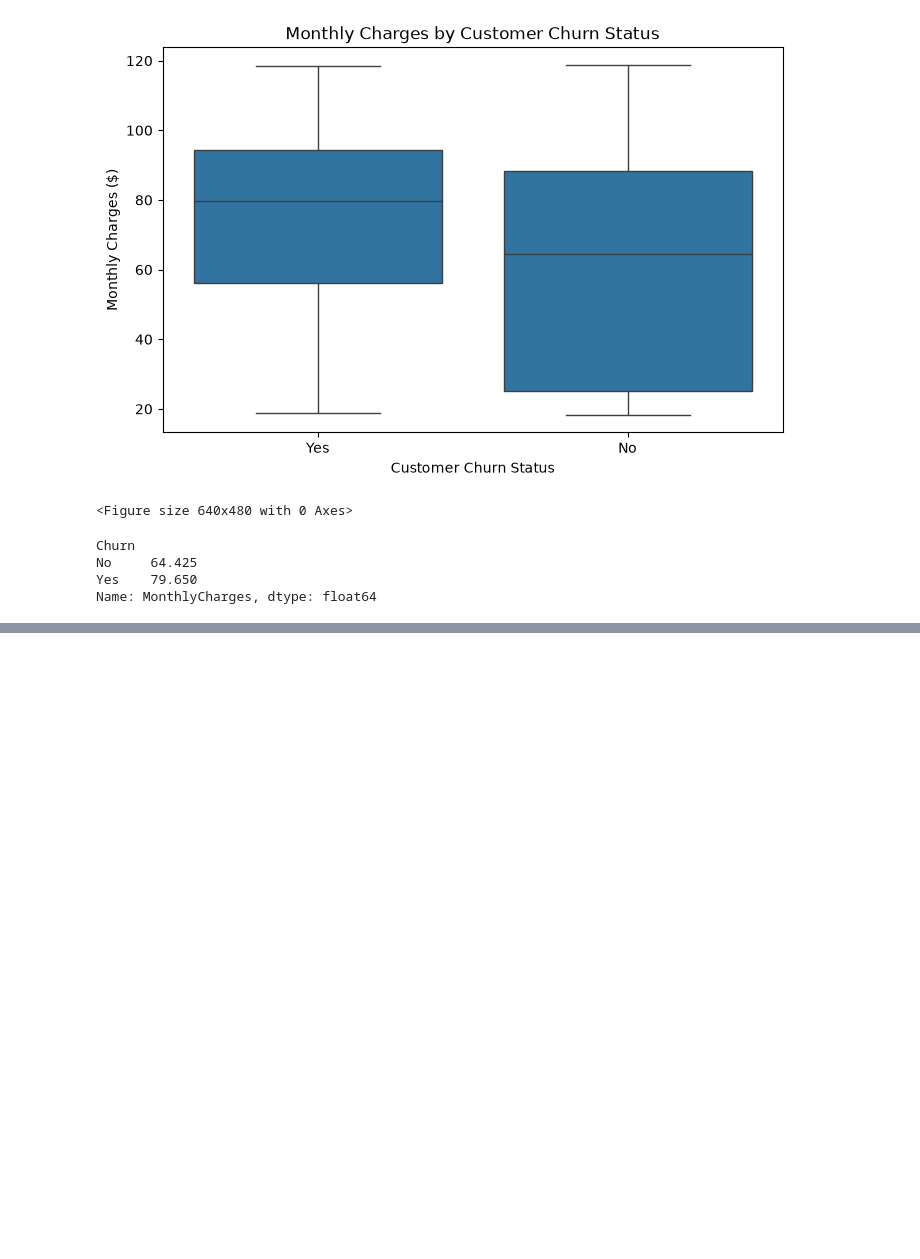
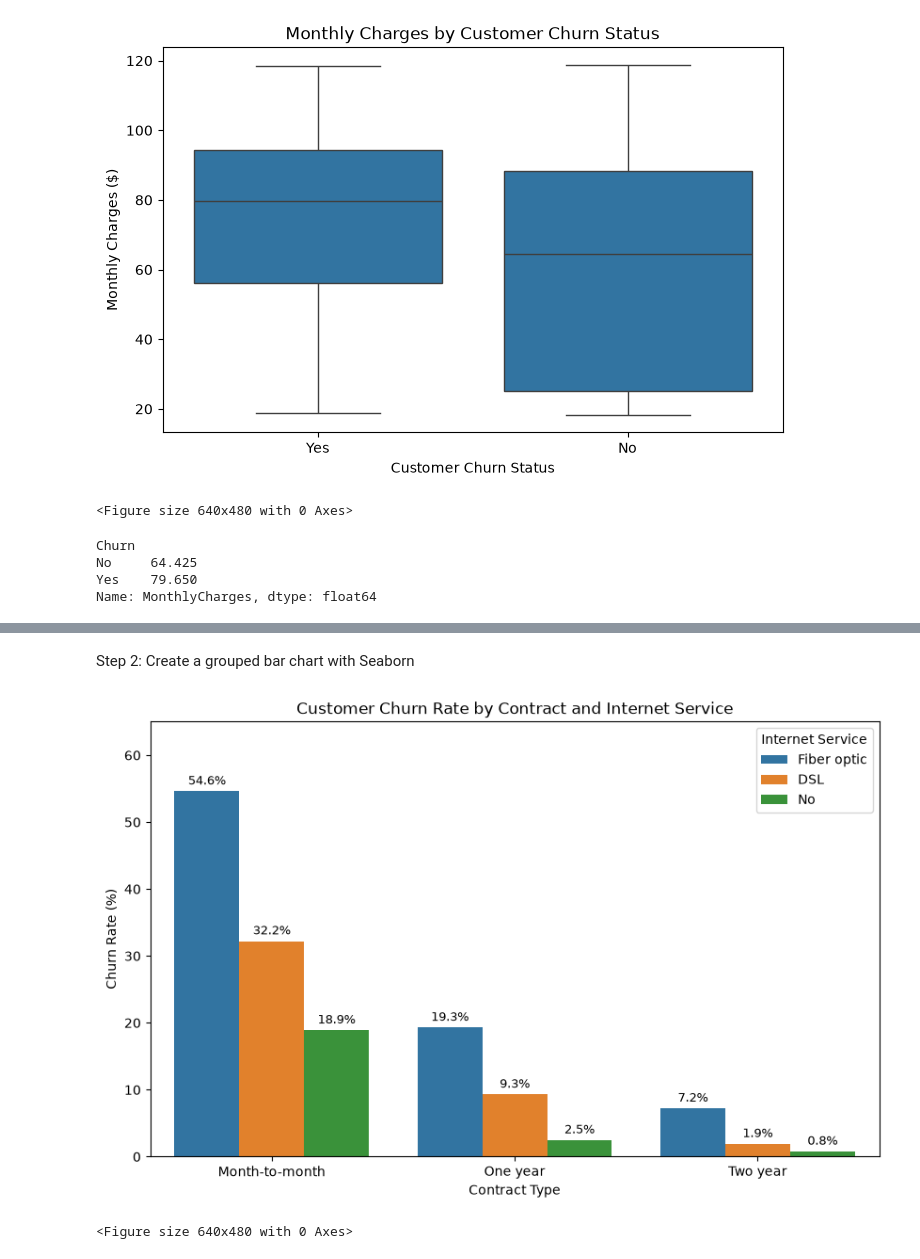
Before and after one commit to NickRusso20/customer-churn-analysis, a Jupyter notebook: churn_analysis.ipynb, the cells around one changed output, grey strips where cells are left out. Drawn from its saved outputs; the diff is of its cells as text; code cells hidden in the pictures; blank space fills up the shorter version.

Commit message:
Created a visualization for Customer Churn Rate by Contract and Internet Service

```diff
--- a/churn_analysis.ipynb
+++ b/churn_analysis.ipynb
@@ -726,0 +736,12 @@ Name: MonthlyCharges, dtype: float64
+# %%
+service_contract_churn = (
+    customer.groupby(
+        ['InternetService', 'Contract']
+    )['Churn']
+    .value_counts(normalize=True)
+    .unstack(fill_value=0)['Yes']
+    .mul(100)
+    .reset_index(name='ChurnRate')
+)
+
+service_contract_churn
@@ -726,0 +759,42 @@ Name: MonthlyCharges, dtype: float64
+# %% [markdown]
+Step 2: Create a grouped bar chart with Seaborn
+# %%
+plt.figure(figsize=(10,6))
+
+ax = sns.barplot(
+    data=service_contract_churn,
+    x='Contract',
+    y='ChurnRate',
+    hue='InternetService',
+    order=['Month-to-month', 'One year', 'Two year'],
+    hue_order=['Fiber optic', 'DSL', 'No'],
+    errorbar=None
+)
+
+plt.title('Customer Churn Rate by Contract and Internet Service')
+plt.xlabel('Contract Type')
+plt.ylabel('Churn Rate (%)')
+plt.ylim(0, 65)
+plt.legend(title='Internet Service')
+
+# Add percent labels
+for container in ax.containers:
+    ax.bar_label(
+        container,
+        fmt='%.1f%%',
+        padding=3,
+        fontsize=9
+    )
+
+# Save the plot
+plt.savefig(
+    "visualizations/churn_by_service_and_contract.png",
+    dpi=300,
+    bbox_inches="tight"
+)
+
+plt.show()
+plt.clf()
+# %% [output]
+[figure, added]
+<Figure size 640x480 with 0 Axes>
```
Also changed, not shown: parts of 6 cells of this notebook, 1 other file.
